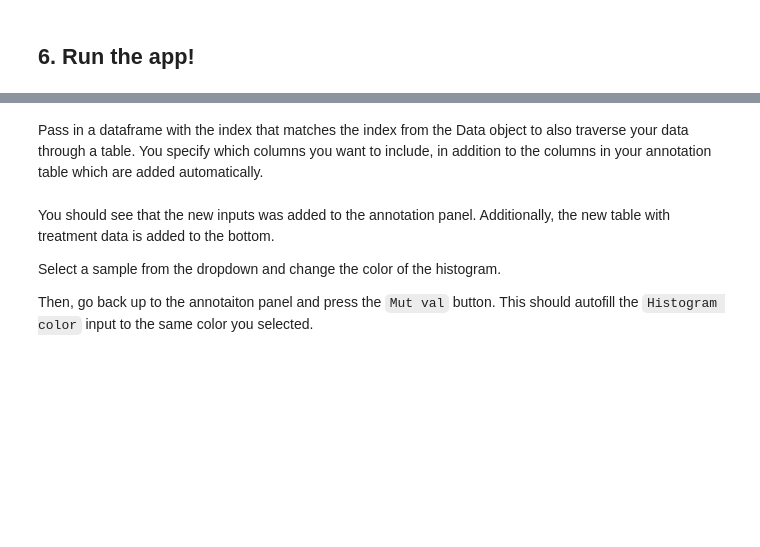
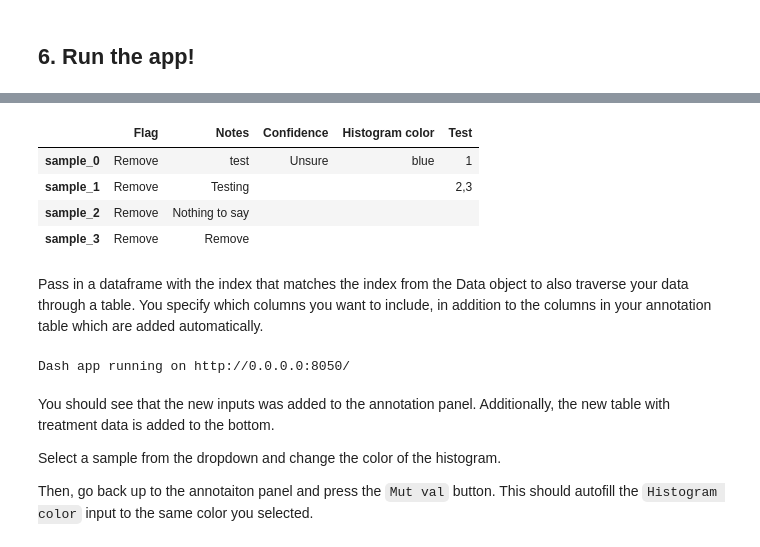
Before and after one commit to getzlab/AnnoMate, a Jupyter notebook: example_notebooks/Intro_to_Reviewers.ipynb, the cells around one changed output, grey strips where cells are left out. Drawn from its saved outputs; the diff is of its cells as text; code cells hidden in the pictures; blank space fills up the shorter version.

```diff
--- a/example_notebooks/Intro_to_Reviewers.ipynb
+++ b/example_notebooks/Intro_to_Reviewers.ipynb
@@ -321,7 +300,7 @@ You can add additional tables and graphs to the dashboard.
 First, run `set_review_app` like before. Note that if you have updated files to plot, make sure you reference the correct column name. In this case, we are still reviewig the original files in `mutations_file`.
 # %%
 my_reviewer_2.set_review_app(mut_file_col='mutations_file',
-                             sample_cols=['sample_id', 'gender', 'age', 'tissue_origin', 'mutations_file'])
+                             sample_cols=['gender', 'age', 'tissue_origin', 'mutations_file'])
 # %% [markdown]
 Then you can add your own `AppComponent`. For more advanced features, see `Developer_JupyterReviewer_Tutorial.ipynb`.
 
@@ -358,13 +341,25 @@ my_reviewer_2.add_review_data_annotation(
     review_data_annotation=DataAnnotation(
         annot_value_type='string',
         options=['Confident', 'Unsure'],
-        default='Confident'))
+        default='other'
+    )
+)
 
 my_reviewer_2.add_review_data_annotation(
     annot_name='Histogram color',
     review_data_annotation=DataAnnotation(
         annot_value_type='string',
-        options=['red', 'blue', 'green']))
+        options=['red', 'blue', 'green'],
+    )
+)
+
+my_reviewer_2.add_review_data_annotation(
+    annot_name='Test',
+    review_data_annotation=DataAnnotation(
+        annot_value_type='multi',
+        options=['1', '2', '3']
+    )
+)
 
 # Specify display type for additional annotation
 my_reviewer_2.add_review_data_annotations_app_display(
@@ -373,6 +368,9 @@ my_reviewer_2.add_review_data_annotations_app_display(
 my_reviewer_2.add_review_data_annotations_app_display(
     annot_name='Histogram color',
     app_display_type='select')
+my_reviewer_2.add_review_data_annotations_app_display(
+    annot_name='Test',
+    app_display_type='checklist')
 
 # Edit 'Notes' annotation to be displayed with 'text' instead of 'textarea'
 my_reviewer_2.add_review_data_annotations_app_display(
@@ -406,7 +406,17 @@ my_reviewer_2.run()
+# %%
+my_reviewer_2.get_annot()
+# %% [output]
+|  | Flag | Notes | Confidence | Histogram color | Test |
+| sample_0 | Remove | test | Unsure | blue | 1 |
+| sample_1 | Remove | Testing |  |  | 2,3 |
+| sample_2 | Remove | Nothing to say |  |  |  |
+| sample_3 | Remove | Remove |  |  |  |
 # %% [markdown]
 Pass in a dataframe with the index that matches the index from the Data object to also traverse your data through a table. You specify which columns you want to include, in addition to the columns in your annotation table which are added automatically.
 # %%
-my_reviewer_2.run(review_data_table_df=df.reset_index().loc[keep_samples_index, ['gender', 'age', 'tissue_origin']], review_data_table_page_size=7)
+my_reviewer_2.run(review_data_table_df=df.loc[keep_samples_index, ['gender', 'age', 'tissue_origin']], review_data_table_page_size=7)
+# %% [output]
+Dash app running on http://0.0.0.0:8050/
 # %% [markdown]
 You should see that the new inputs was added to the annotation panel. Additionally, the new table with treatment data is added to the bottom.
 
```
Also changed, not shown: parts of 9 cells of this notebook, 3 other files.
